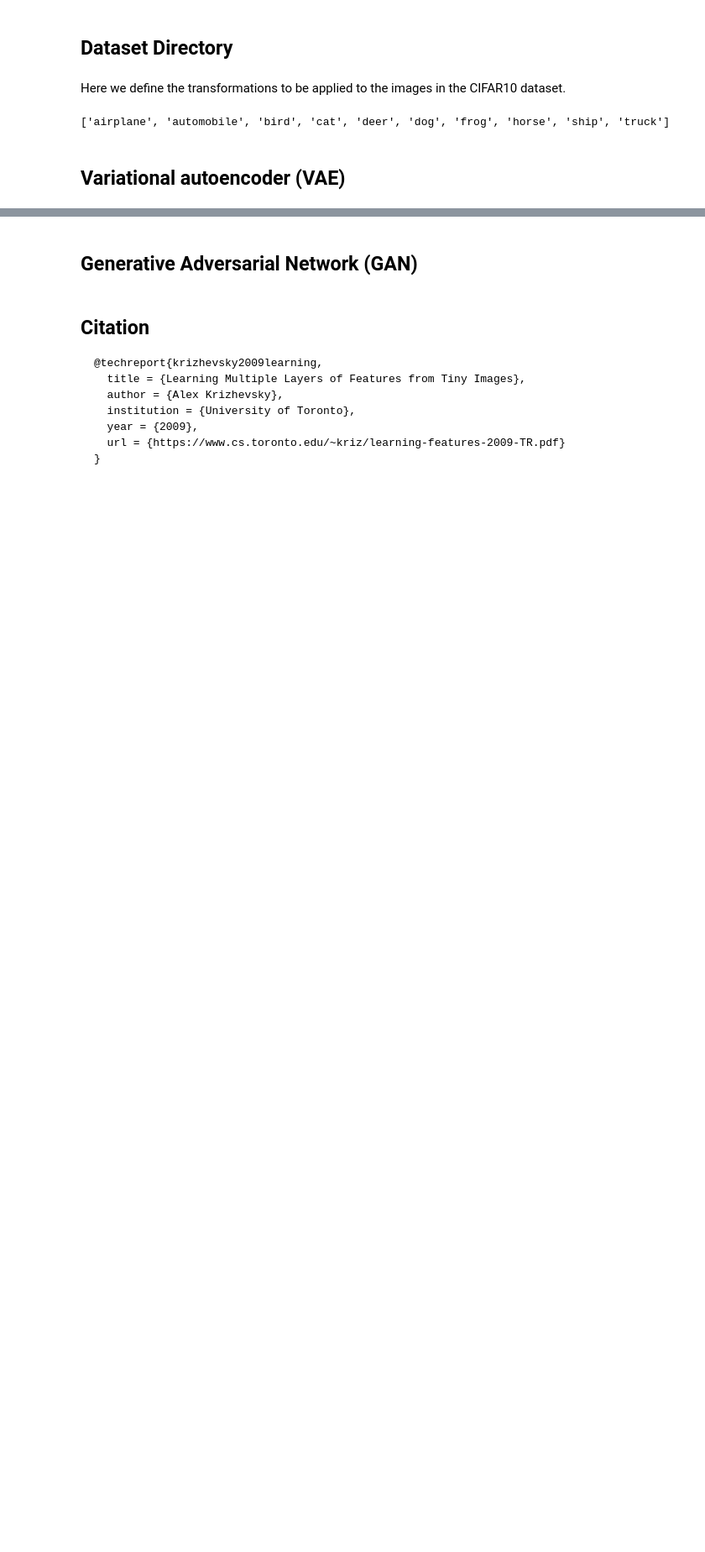
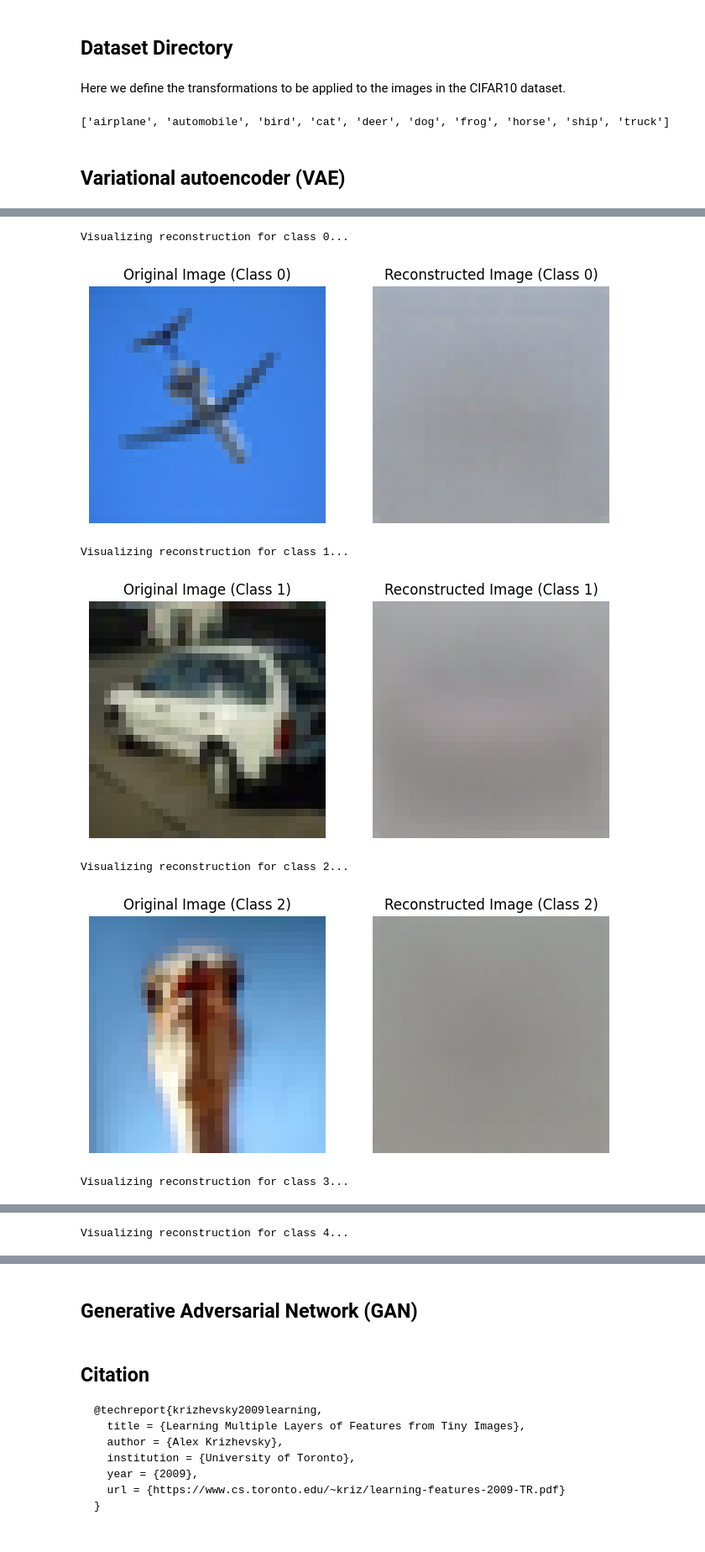
Before and after one commit to Juank0621/CelebA_SRGAN, a Jupyter notebook: part2.ipynb, the cells around one changed output, grey strips where cells are left out. Shown at 84% size. Drawn from its saved outputs; the diff is of its cells as text; code cells hidden in the pictures; blank space fills up the shorter version.

```diff
--- a/part2.ipynb
+++ b/part2.ipynb
@@ -504,0 +374,44 @@ plot_vae_losses(all_train_losses[0], all_val_losses[0], class_index=0)
+# %%
+# Function to visualize the reconstruction of an image by the model
+def visualize_reconstruction(vae, dataset, class_index):
+    vae.eval()
+    with torch.no_grad():
+        # Select a random image from the dataset of the given class
+        image, _ = dataset[np.random.randint(len(dataset))]
+        image = image.unsqueeze(0).to(device)  # Add batch dimension and move to device
+        reconstructed, _, _ = vae(image)
+
+        # Convert tensors to numpy arrays for visualization
+        original_image = image.squeeze(0).cpu().numpy().transpose(1, 2, 0) * 0.5 + 0.5  # Denormalize
+        reconstructed_image = reconstructed.squeeze(0).cpu().numpy().transpose(1, 2, 0) * 0.5 + 0.5  # Denormalize
+
+        # Plot original and reconstructed images
+        plt.figure(figsize=(8, 4))
+        plt.subplot(1, 2, 1)
+        plt.imshow(original_image)
+        plt.title(f'Original Image (Class {class_index})')
+        plt.axis('off')
+
+        plt.subplot(1, 2, 2)
+        plt.imshow(reconstructed_image)
+        plt.title(f'Reconstructed Image (Class {class_index})')
+        plt.axis('off')
+
+        plt.show()
+# %%
+# Visualize reconstruction for each class
+for class_index in range(10):
+    print(f"Visualizing reconstruction for class {class_index}...")
+    # Load the corresponding dataset and model for the class
+    val_dataset = OneClassDatasetCIFAR10(root_dir='data', real_class=class_index, transform=transform, train=False, download=True)
+    vae = VAE(latent_dim=128).to(device)
+    vae.load_state_dict(torch.load(f'models/vae/vae_class_{class_index}_weights.pth'))
+    visualize_reconstruction(vae, val_dataset, class_index)
+# %% [output]
+Visualizing reconstruction for class 0...
+[figure, added]
+Visualizing reconstruction for class 1...
+[figure, added]
+Visualizing reconstruction for class 2...
+[figure, added]
+Visualizing reconstruction for class 3...
@@ -504,0 +419 @@ plot_vae_losses(all_train_losses[0], all_val_losses[0], class_index=0)
+Visualizing reconstruction for class 4...
```
Also changed, not shown: parts of 20 cells of this notebook, 1 other file.
